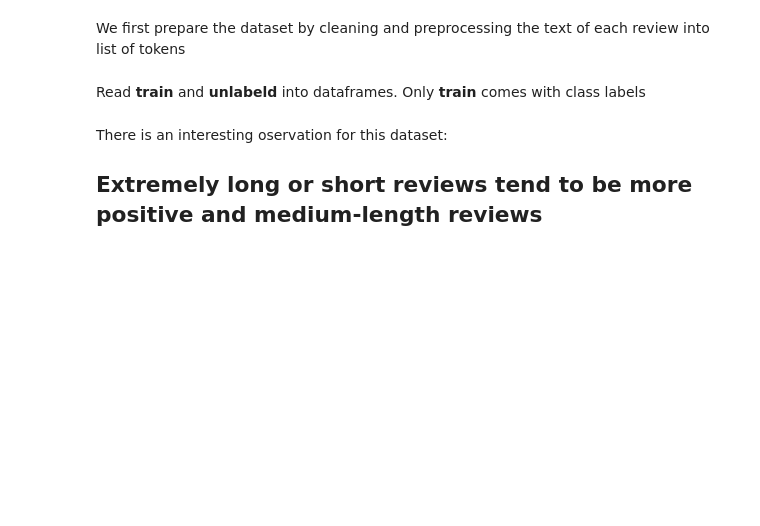
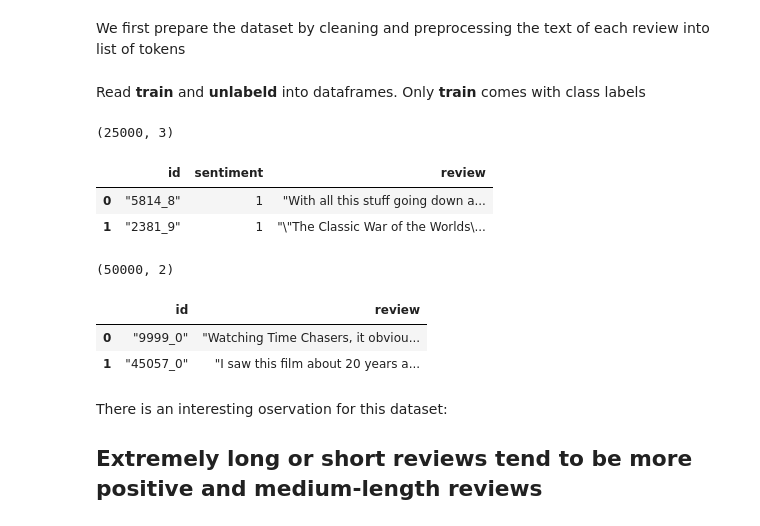
Before and after one commit to chao-ji/movie_review, a Jupyter notebook: Part 1 Data Preparation.ipynb, the cells around one changed output. Drawn from its saved outputs; the diff is of its cells as text; code cells hidden in the pictures; blank space fills up the shorter version.

```diff
--- a/Part 1 Data Preparation.ipynb
+++ b/Part 1 Data Preparation.ipynb
@@ -29,6 +29,26 @@ unlabeled = pd.read_csv("unlabeledTrainData.tsv",
                        delimiter="\t",
                        header=0,
                        quoting=3)
+# %%
+train.shape
+# %% [output]
+(25000, 3)
+# %%
+train[:2]
+# %% [output]
+|  | id | sentiment | review |
+| 0 | "5814_8" | 1 | "With all this stuff going down a... |
+| 1 | "2381_9" | 1 | "\"The Classic War of the Worlds\... |
+# %%
+unlabeled.shape
+# %% [output]
+(50000, 2)
+# %%
+unlabeled[:2]
+# %% [output]
+|  | id | review |
+| 0 | "9999_0" | "Watching Time Chasers, it obviou... |
+| 1 | "45057_0" | "I saw this film about 20 years a... |
 # %% [markdown]
 There is an interesting oservation for this dataset:
 
```
Also changed, not shown: parts of 2 cells of this notebook.
